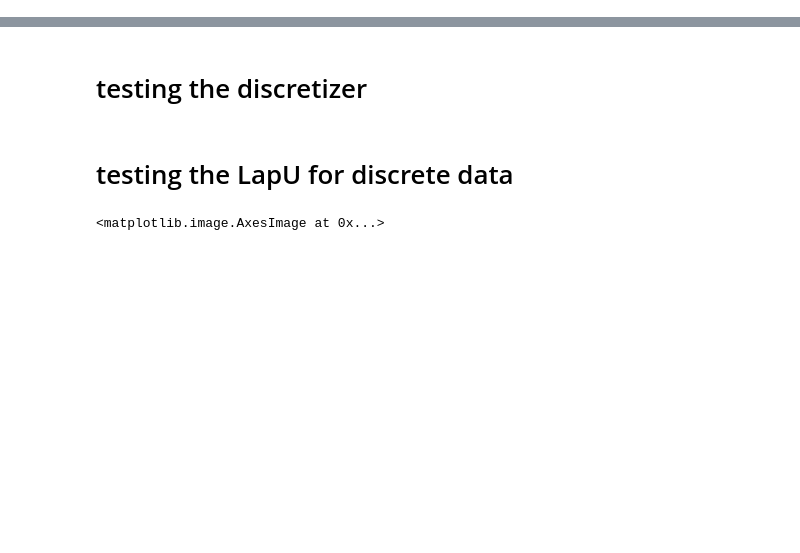
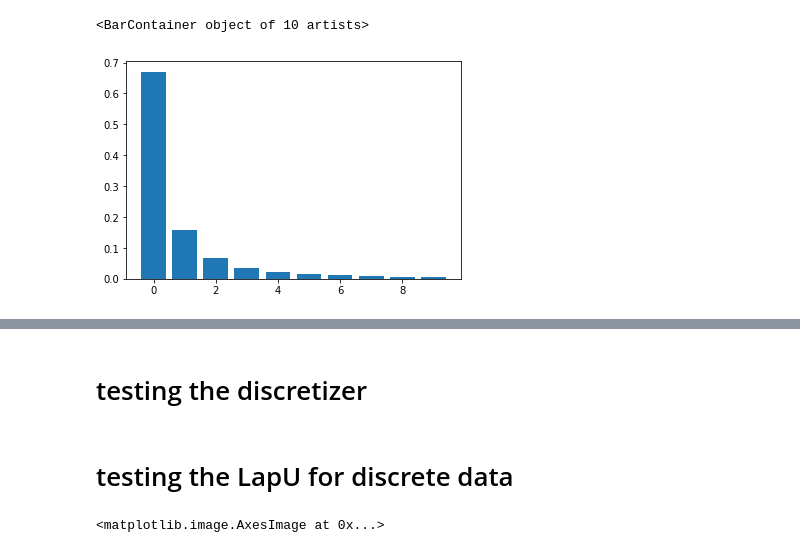
Before and after one commit to Jong-Min-Moon/LDPUts, a Jupyter notebook: playground.ipynb, the cells around one changed output, grey strips where cells are left out. Cells and saved outputs as stored; diff of their text form; code cells hidden in the pictures; blank space fills up the shorter version.

```diff
--- a/playground.ipynb
+++ b/playground.ipynb
@@ -2,6 +2,8 @@
 from discretizer import discretizer
 from client import client
 import torch
-device = torch.device("cpu")
+device = torch.device("cuda:0" if torch.cuda.is_available() else "cpu")
 import matplotlib.pyplot as plt
-from server import server_twosample_U
+from server import server_twosample_U, server_twosample_chi
+from data_generator import data_generator
+import time
@@ -12,0 +10,9 @@ def generate_nearly_unif(alphabet_size, beta, sample_size):
+# %%
+gen = data_generator(device)
+# %%
+p, p_priv = gen._generate_power_law_p_private(10,2.1, 0.5)
+# %%
+plt.bar(range(10), p.cpu())
+# %% [output]
+<BarContainer object of 10 artists>
+[figure, added]
```
Also changed, not shown: parts of 15 cells of this notebook, 4 other files.
